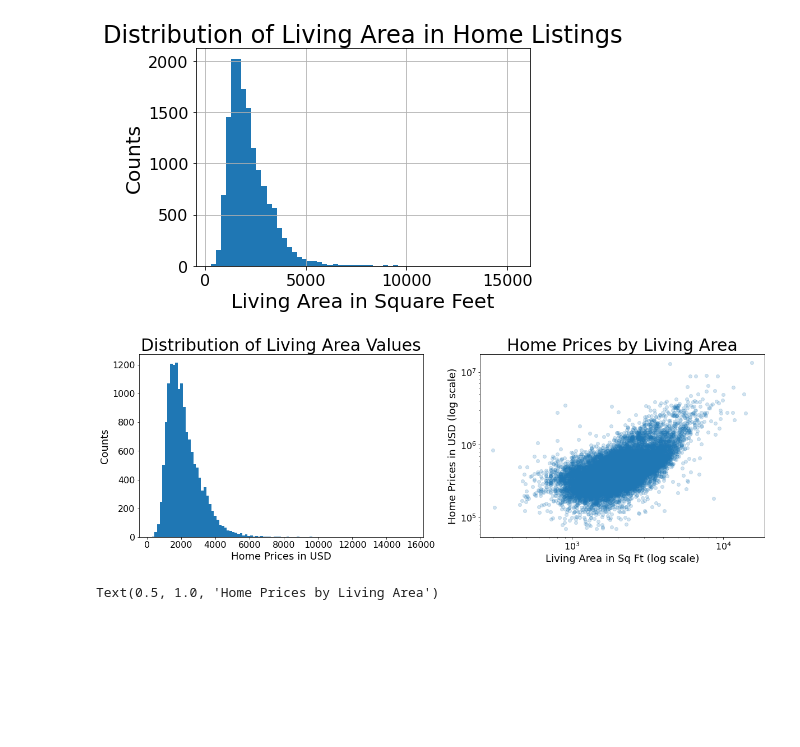
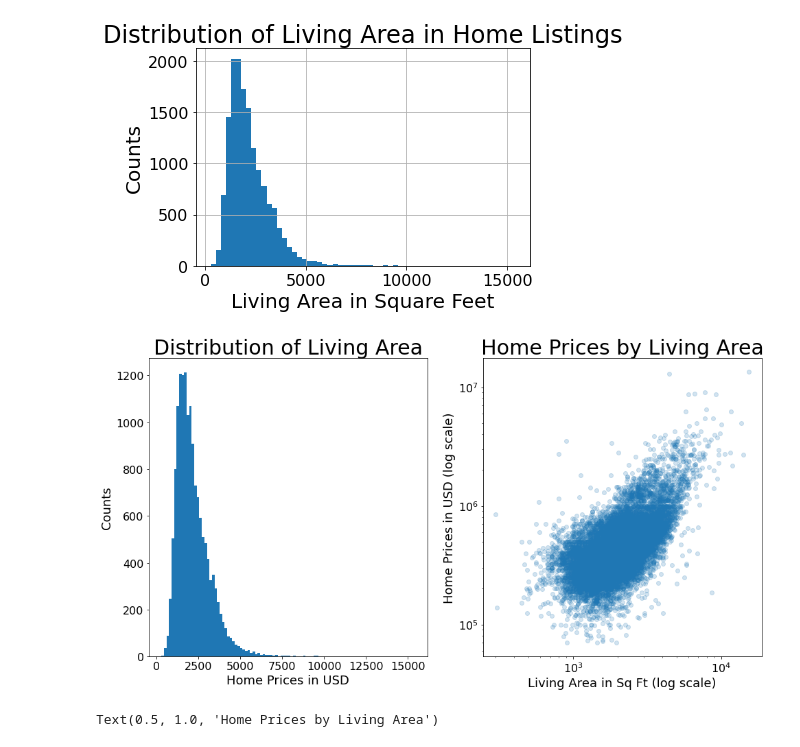
Before and after one commit to sangeetajay/Springboard, a Jupyter notebook: Final_Capstone/1_AH_csv_Data_Wrangling_EDA.ipynb, the cells around one changed output. Cells and saved outputs as stored; diff of their text form; code cells hidden in the pictures; blank space fills up the shorter version.

```diff
--- a/Final_Capstone/1_AH_csv_Data_Wrangling_EDA.ipynb
+++ b/Final_Capstone/1_AH_csv_Data_Wrangling_EDA.ipynb
@@ -702,29 +702,29 @@ plt.show()
 # %%
 # Plotting the above 2 living area graphs next to eachother
 fig, (ax1,ax2) = plt.subplots(1,2)
-plt.rcParams["figure.figsize"] = (20,8)
+plt.rcParams["figure.figsize"] = (16,8)
 #fig.suptitle('Living Area and Home Prices', fontsize=40)
-
+#fig.suptitle('Living Area and Price')
 
 ax1.hist(df['livingAreaSqFt'], bins=100)
-ax1.set_title('Distribution of Living Area Values', fontsize=30)
+ax1.set_title('Distribution of Living Area', fontsize=30)
 #ax.set_xscale('log')
 
 ax1.set_ylabel('Counts',fontsize=18)
 ax1.set_xlabel('Home Prices in USD', fontsize=18)
 ax1.ticklabel_format(style='plain')
 
 ax2.scatter(df['livingAreaSqFt'], df['latestPrice'], alpha=0.2)
 ax2.set_xscale('log')
 #ax2.ticklabel_format(style='plain')
 ax2.set_title('Home Prices by Living Area', fontsize=30)
 ax2.set_ylabel('Home Prices in USD (log scale)',fontsize=18)
 ax2.set_yscale('log')
 ax2.set_xlabel('Living Area in Sq Ft (log scale)', fontsize=18)
 
 plt.show()
 # %% [output]
-[figure, old version]
+[figure, new version]
 # %%
 # lets plot living area by price again
 fig, ax = plt.subplots(1, figsize=(12, 8))
```
Also changed, not shown: parts of 1 cell of this notebook.
